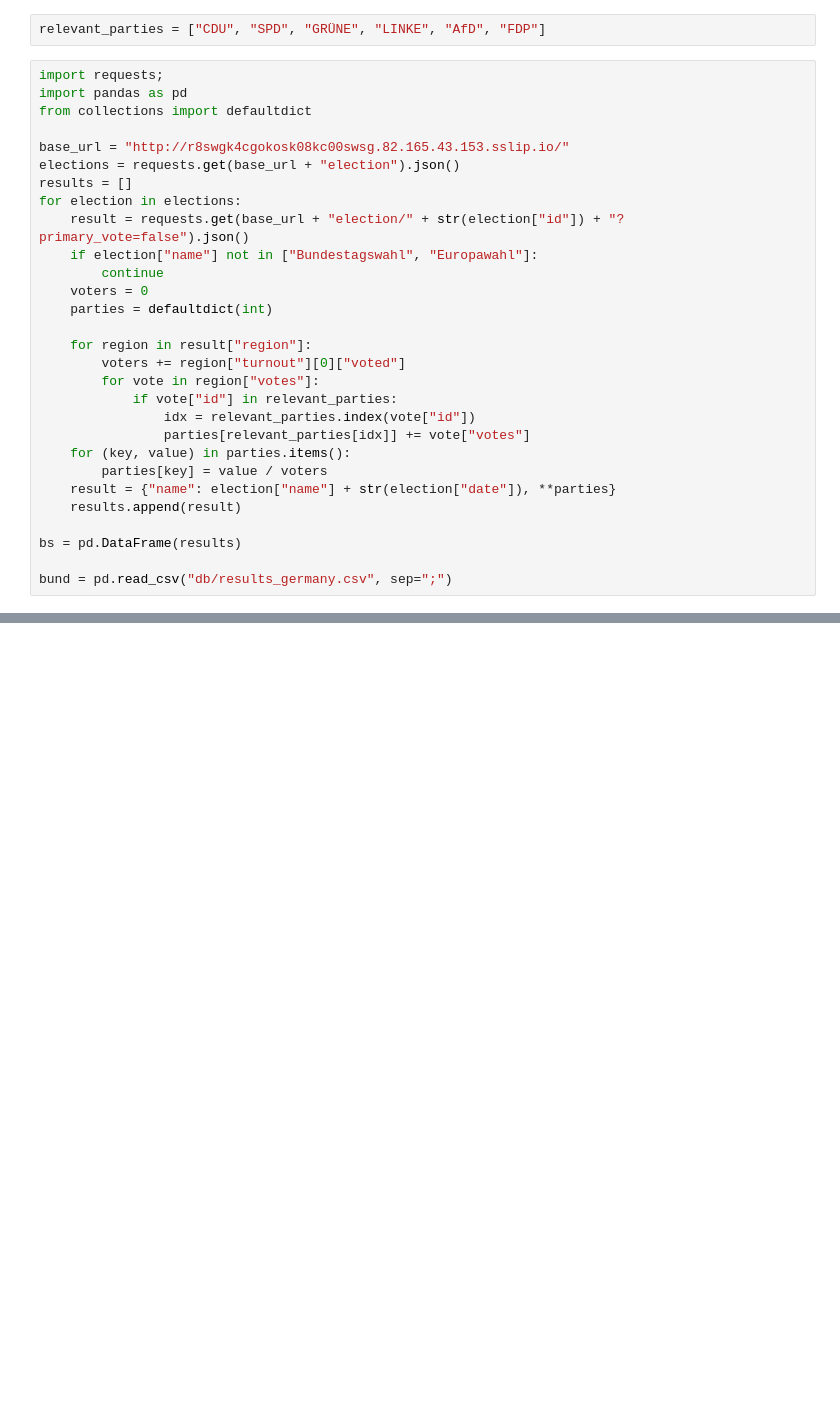
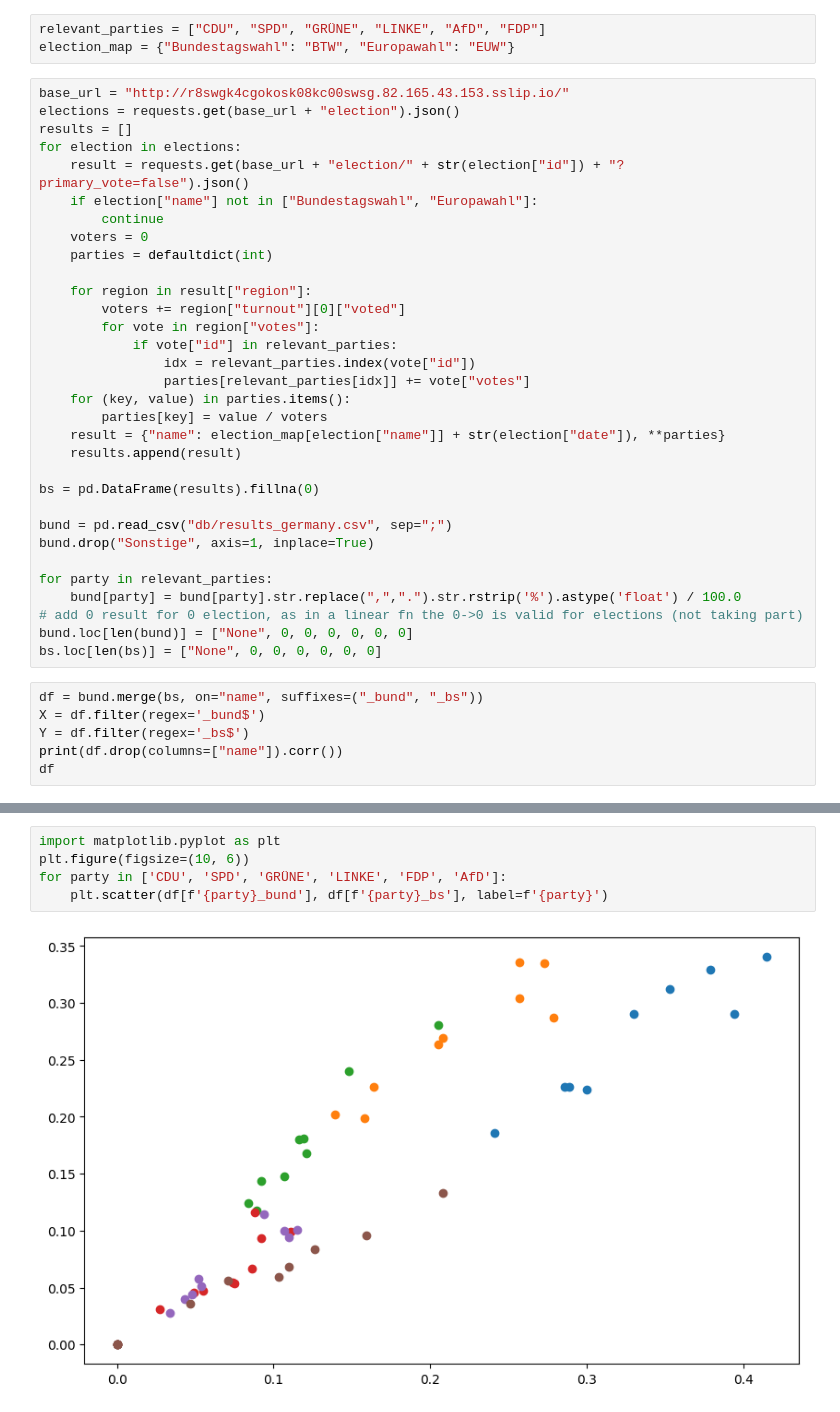
Before and after one commit to JensKrumsieck/wahlen_bs, a Jupyter notebook: regression.ipynb, the cells around one changed output, grey strips where cells are left out. Cells and saved outputs as stored; diff of their text form; blank space fills up the shorter version.

```diff
--- a/regression.ipynb
+++ b/regression.ipynb
@@ -3,10 +25,7 @@
 # %%
 relevant_parties = ["CDU", "SPD", "GRÜNE", "LINKE", "AfD", "FDP"]
+election_map = {"Bundestagswahl": "BTW", "Europawahl": "EUW"}
 # %%
-import requests;
-import pandas as pd
-from collections import defaultdict
-
 base_url = "http://r8swgk4cgokosk08kc00swsg.82.165.43.153.sslip.io/"
 elections = requests.get(base_url + "election").json()
 results = []
@@ -25,9 +44,22 @@ for election in elections:
                 parties[relevant_parties[idx]] += vote["votes"]
     for (key, value) in parties.items():
         parties[key] = value / voters
-    result = {"name": election["name"] + str(election["date"]), **parties}
+    result = {"name": election_map[election["name"]] + str(election["date"]), **parties}
     results.append(result)
 
-bs = pd.DataFrame(results)
+bs = pd.DataFrame(results).fillna(0)
 
 bund = pd.read_csv("db/results_germany.csv", sep=";")
+bund.drop("Sonstige", axis=1, inplace=True)
+
+for party in relevant_parties:
+    bund[party] = bund[party].str.replace(",",".").str.rstrip('%').astype('float') / 100.0
+# add 0 result for 0 election, as in a linear fn the 0->0 is valid for elections (not taking part)
+bund.loc[len(bund)] = ["None", 0, 0, 0, 0, 0, 0]
+bs.loc[len(bs)] = ["None", 0, 0, 0, 0, 0, 0]
+# %%
+df = bund.merge(bs, on="name", suffixes=("_bund", "_bs"))
+X = df.filter(regex='_bund$')
+Y = df.filter(regex='_bs$')
+print(df.drop(columns=["name"]).corr())
+df
@@ -33,0 +95,7 @@ bund = pd.read_csv("db/results_germany.csv", sep=";")
+# %%
+import matplotlib.pyplot as plt
+plt.figure(figsize=(10, 6))
+for party in ['CDU', 'SPD', 'GRÜNE', 'LINKE', 'FDP', 'AfD']:
+    plt.scatter(df[f'{party}_bund'], df[f'{party}_bs'], label=f'{party}')
+# %% [output]
+[figure, added]
```
Also changed, not shown: parts of 4 cells of this notebook, 1 other file.
